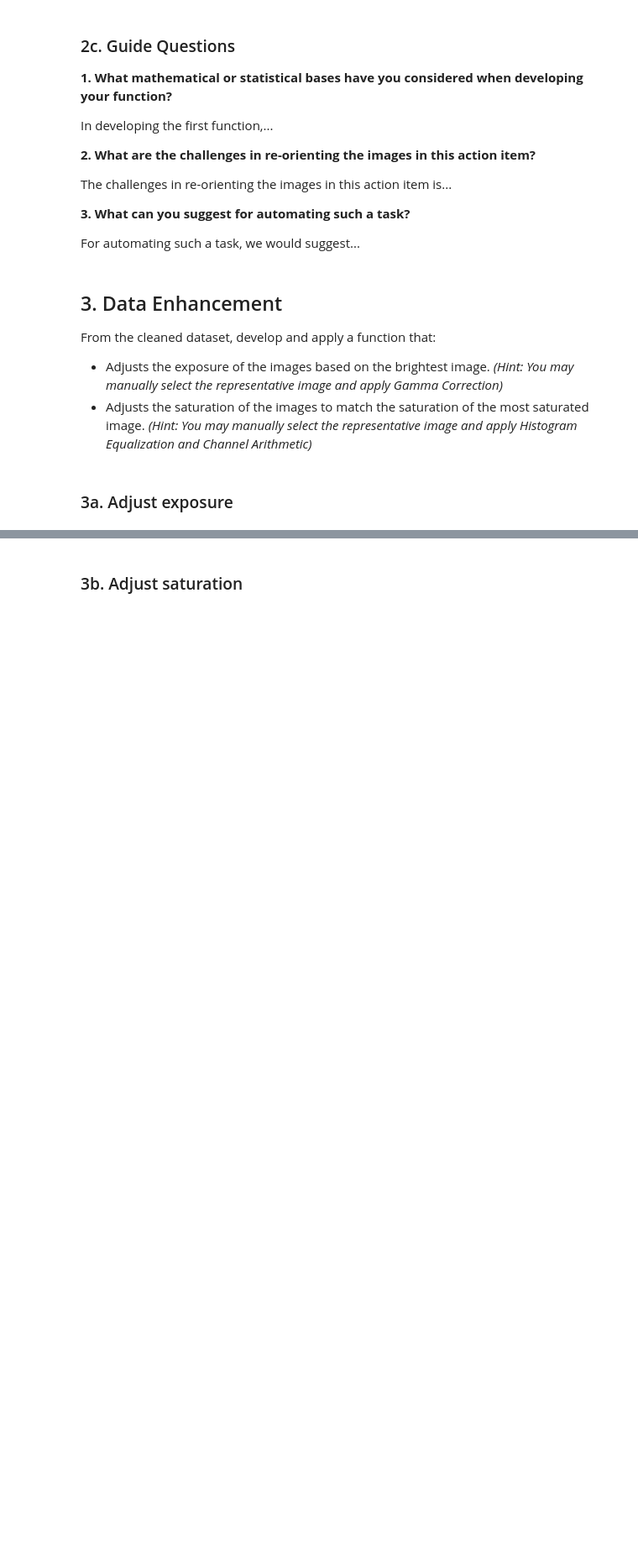
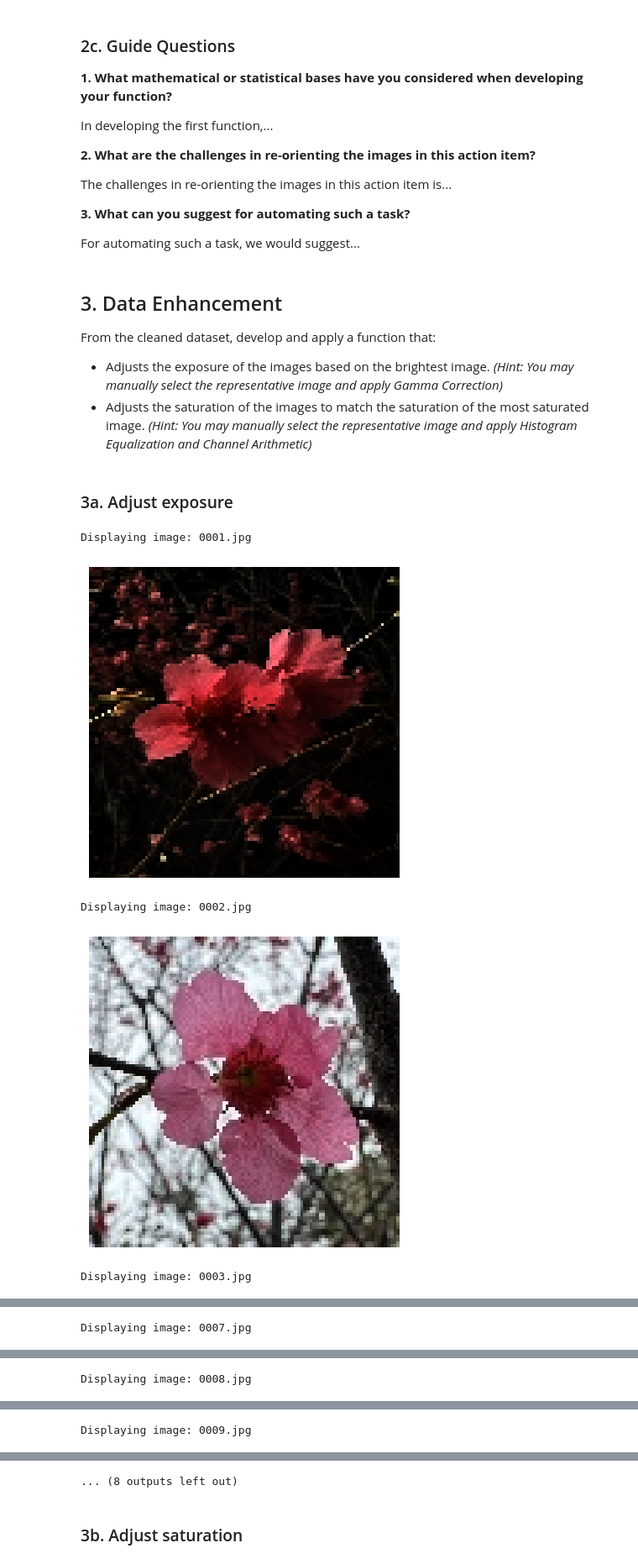
Before and after one commit to xLelouch03/DIGIMAP, a Jupyter notebook: MP2/Machine Problem 2.ipynb, the cells around one changed output, grey strips where cells are left out. Shown at 84% size. Saved outputs shown, nothing was run; the diff lists cells and outputs as text; code cells hidden in the pictures; blank space fills up the shorter version.

```diff
--- a/MP2/Machine Problem 2.ipynb
+++ b/MP2/Machine Problem 2.ipynb
@@ -153,0 +151,71 @@ From the cleaned dataset, develop and apply a function that:
+# %%
+def find_brightest_image(output_directory):
+
+    brightest_image_name = None
+    max_brightness = -1  # initialize
+
+    for filename in os.listdir(output_directory):
+        if filename.endswith('.jpg'):
+            img_path = os.path.join(output_directory, filename)
+            img = cv.imread(img_path)
+
+            # calculate average brightness
+            gray_image = cv.cvtColor(img, cv.COLOR_BGR2GRAY)
+            brightness = np.mean(gray_image)
+
+            # update when found
+            if brightness > max_brightness:
+                max_brightness = brightness
+                brightest_image_name = filename
+
+    return brightest_image_name
+
+def adjust_exposure(output_directory):
+
+    bright_image_name = find_brightest_image(output_directory)
+    bright_image_path = os.path.join(output_directory, bright_image_name)
+
+    # calculate average brightness
+    bright_image = cv.imread(bright_image_path)
+    bright_gray = cv.cvtColor(bright_image, cv.COLOR_BGR2GRAY)
+    bright_brightness = np.mean(bright_gray)
+    target_brightness = bright_brightness
+
+    # adjust exposure based on the brightest image
+    for filename in os.listdir(output_directory):
+        if filename.endswith('.jpg'):
+            img_path = os.path.join(output_directory, filename)
+            img = cv.imread(img_path)
+
+            # calculate the brightness and gamma of each image
+            gray_image = cv.cvtColor(img, cv.COLOR_BGR2GRAY)
+            current_brightness = np.mean(gray_image)
+            gamma = current_brightness / target_brightness
+
+            # clamp the gamma value to avoid over-darkening or over-brightening
+            gamma = max(0.5, min(gamma, 2.0))
+
+            # gamma correction
+            inv_gamma = 1.0 / gamma
+            table = np.array([((i / 255.0) ** inv_gamma) * 255 for i in np.arange(0, 256)]).astype("uint8")
+            adjusted_image = cv.LUT(img, table)
+
+            # display
+            print(f"Displaying image: {filename}")
+            display_image(adjusted_image)
+
+def display_image(image):
+    # convert
+    img_rgb = cv.cvtColor(image, cv.COLOR_BGR2RGB)
+
+    plt.imshow(img_rgb)
+    plt.axis('off')
+    plt.show()
+
+adjust_exposure(output_directory)
+# %% [output]
+Displaying image: 0001.jpg
+[figure, added]
+Displaying image: 0002.jpg
+[figure, added]
+Displaying image: 0003.jpg
@@ -153,0 +223 @@ From the cleaned dataset, develop and apply a function that:
+Displaying image: 0007.jpg
@@ -153,0 +225 @@ From the cleaned dataset, develop and apply a function that:
+Displaying image: 0008.jpg
@@ -153,0 +227 @@ From the cleaned dataset, develop and apply a function that:
+Displaying image: 0009.jpg
@@ -154,2 +229,3 @@ From the cleaned dataset, develop and apply a function that:
+... (8 outputs left out)
 # %% [markdown]
 ### 3b. Adjust saturation
```
Also changed, not shown: parts of 6 cells of this notebook.
